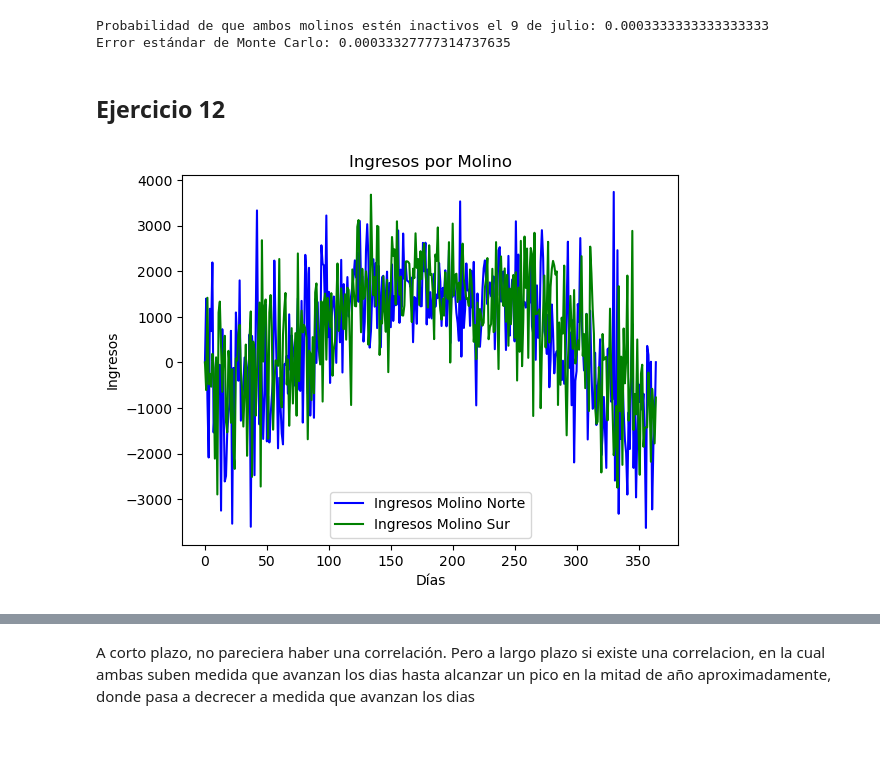
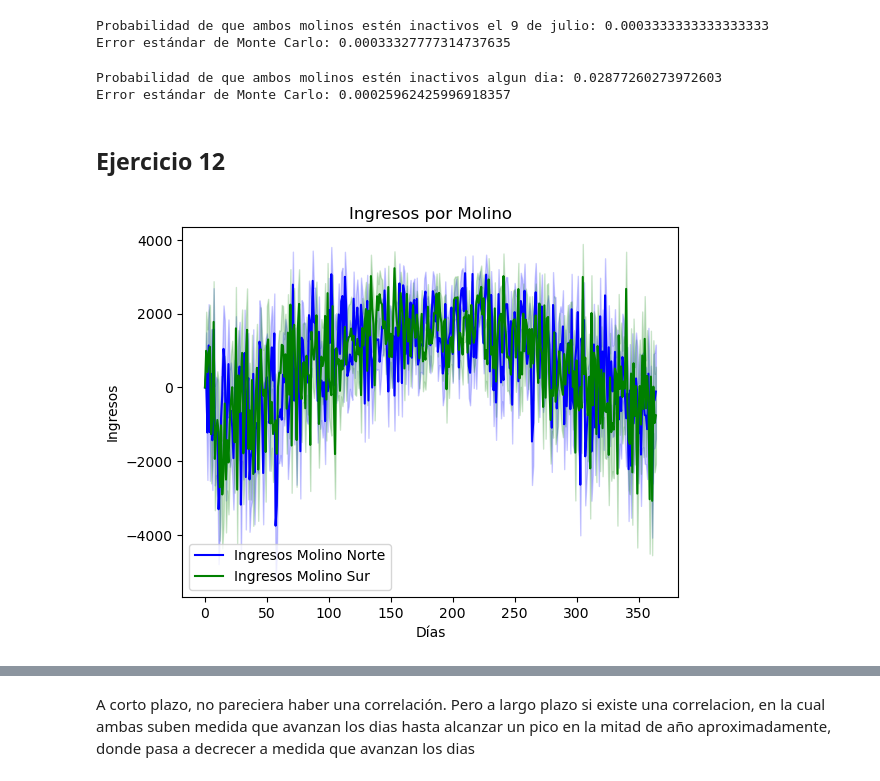
Before and after one commit to catadolhare/tp1_aplicaciones_cauzzo_dolhare_ekes_squillari, a Jupyter notebook: tp1.ipynb, the cells around one changed output, grey strips where cells are left out. Cells and saved outputs as stored; diff of their text form; code cells hidden in the pictures; blank space fills up the shorter version.

```diff
--- a/tp1.ipynb
+++ b/tp1.ipynb
@@ -422,4 +424,7 @@ for k in umbral_k:
 # %%
+umbral_k = np.arange(1, 14, 1)
+best_k, best_van, medias_VAN, errores_VAN, VANs_por_umbral = calcular_umbral_optimo(umbral_k, 200000)
+
 print('umbral_k:', umbral_k)
 print('medias_VAN:', medias_VAN)
 print('errores_VAN:', errores_VAN)
@@ -659,6 +664,28 @@ print('Error estándar de Monte Carlo:', error_mc)
 # %% [output]
 Probabilidad de que ambos molinos estén inactivos el 9 de julio: 0.0003333333333333333
 Error estándar de Monte Carlo: 0.00033327777314737635
+# %%
+proba_sim = []
+
+for i in range(3000):
+    S, D = simulacion(365)
+    _, _, estado_molino_norte, estado_molino_sur, _, _, _, _ = calcular_VAN(S, D, best_k, 365, 200000)
+
+    estado_inactivos_j = 0
+    for j in range(365):
+        estado_inactivos_j += (estado_molino_norte[j] == 0) and (estado_molino_sur[j] == 0)
+    proba_inactivo = estado_inactivos_j / 365
+    proba_sim.append(proba_inactivo)
+
+probabilidad_inactivos = np.mean(proba_sim)
+
+error = np.std(proba_sim) / np.sqrt(3000)
+
+print('Probabilidad de que ambos molinos estén inactivos algun dia:', probabilidad_inactivos)
+print('Error estándar de Monte Carlo:', error)
+# %% [output]
+Probabilidad de que ambos molinos estén inactivos algun dia: 0.02877260273972603
+Error estándar de Monte Carlo: 0.00025962425996918357
 # %% [markdown]
 ## Ejercicio 12
 # %%
@@ -693,19 +720,21 @@ def ingreso_por_molino(S, D, n_days):
                 roturas_sur[i] = 1
                 cashflow_sur[i] -= 200000  # Costo de reparación
 
-        if viento_norte[i] > k:
-            estado_molino_norte[i] = 0 #si pasa umbral se apaga
-            apagados_norte[i] = 1
-            cashflow_norte[i] -= 1000  # Costo de apagar el molino
-        elif  viento_norte[i] <= k:
-            estado_molino_norte[i] = 1 #si esta por debajo de umbral se enciende
+        if estado_molino_norte[i] == 1:
+            if viento_norte[i] > k:
+                estado_molino_norte[i] = 0 #si pasa umbral se apaga
+                apagados_norte[i] = 1
+                cashflow_norte[i] -= 1000  # Costo de apagar el molino
+            elif  viento_norte[i] <= k:
+                estado_molino_norte[i] = 1 #si esta por debajo de umbral se enciende
 
-        if viento_sur[i] > k:
-            estado_molino_sur[i] = 0
-            apagados_sur[i] = 1
-            cashflow_sur[i] -= 1000  # Costo de apagar el molino
-        elif viento_sur[i] <= k:
-            estado_molino_sur[i] = 1
+        if estado_molino_sur[i] == 1:
+            if viento_sur[i] > k:
+                estado_molino_sur[i] = 0
+                apagados_sur[i] = 1
+                cashflow_sur[i] -= 1000  # Costo de apagar el molino
+            elif viento_sur[i] <= k:
+                estado_molino_sur[i] = 1
 
         if estado_molino_norte[i] == 1:
             cashflow_norte[i] += 1000 * viento_norte[i]
@@ -731,16 +760,16 @@ media_cashflows_sur = np.mean(cashflows_sur, axis=0)
 error_cashflows_sur = np.std(cashflows_sur, axis=0) / np.sqrt(1000)
 # %%
 plt.plot(media_cashflows_norte, label='Ingresos Molino Norte', color='blue')
-#plt.fill_between(np.arange(365), media_cashflows_norte - error_cashflows_norte, media_cashflows_norte + error_cashflows_norte, color='blue', alpha=0.2)
+plt.fill_between(np.arange(365), media_cashflows_norte - error_cashflows_norte, media_cashflows_norte + error_cashflows_norte, color='blue', alpha=0.2)
 plt.plot(media_cashflows_sur, label='Ingresos Molino Sur', color='green')
-#plt.fill_between(np.arange(365), media_cashflows_sur - error_cashflows_sur, media_cashflows_sur + error_cashflows_sur, color='green', alpha=0.2)
+plt.fill_between(np.arange(365), media_cashflows_sur - error_cashflows_sur, media_cashflows_sur + error_cashflows_sur, color='green', alpha=0.2)
 plt.title('Ingresos por Molino')
 plt.xlabel('Días')
 plt.ylabel('Ingresos')
 plt.legend()
 plt.show()
 # %% [output]
-[figure, old version]
+[figure, new version]
 # %%
 correlacion = np.corrcoef(cashflows_norte, cashflows_sur)[0, 1]
 print(correlacion)
```
Also changed, not shown: parts of 8 cells of this notebook.
